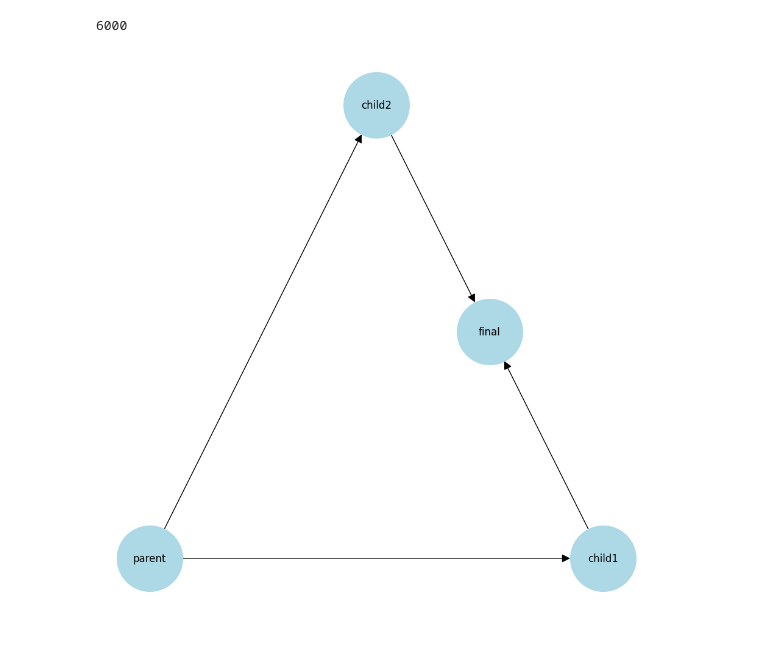
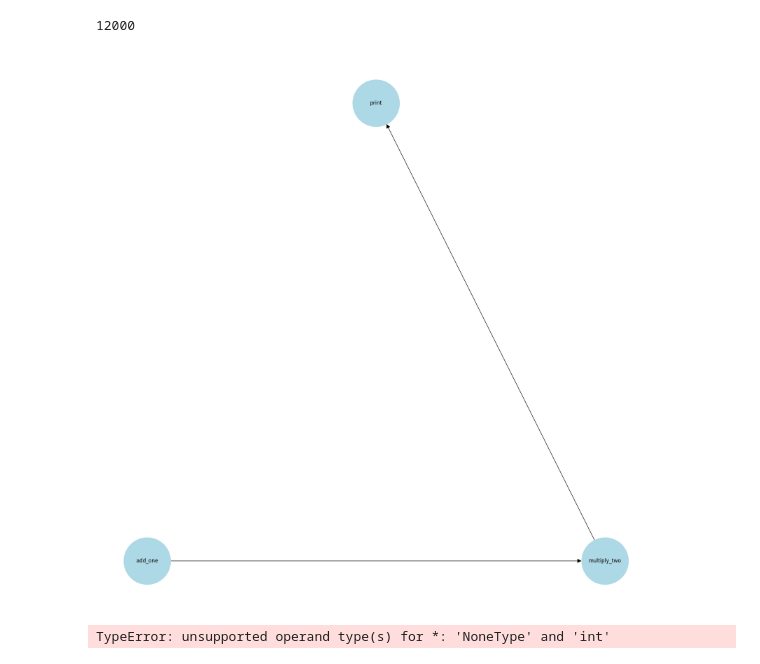
Before and after one commit to Facu4798/the_etl_library, a Jupyter notebook: testing.ipynb, the cells around one changed output. Cells and saved outputs as stored; diff of their text form; code cells hidden in the pictures.

```diff
--- a/testing.ipynb
+++ b/testing.ipynb
@@ -22,55 +0,0 @@ conn.close()
-# %%
-class Env:
-    def __init__(self):
-        self.items = []
-        import numpy as np
-        self.matrix = np.array([])
-
-    def show(self,fig_scale=1.5,node_scale=1000):
-        import networkx as nx
-        import matplotlib.pyplot as plt
-        import numpy as np
-
-        # Create DAG from adjacency matrix
-        G = nx.from_numpy_array(self.matrix, create_using=nx.DiGraph)
-
-        labels = {i: self.items[i] for i in range(len(self.items))}
-
-        node_size = max(len(node) for node in self.items) * node_scale
-        print(node_size)
-
-        plt.figure(figsize=(node_size/1000*fig_scale, node_size/1000*fig_scale))
-        # Plot with hierarchical layout
-        pos = nx.planar_layout(G)  # or nx.planar_layout(G) for DAGs
-        nx.draw(G,
-                pos,
-                labels=labels,
-                with_labels=True,
-                node_color='lightblue',
-                node_size=node_size,
-                arrows=True,
-                arrowsize=20)
-        plt.show()
-
-    def _add_item(self,parent,child):
-        pass
-
-    def run(self):
-        pass
-
-    def __str__(self):
-        return "ETL enviroment"
-
-
-env = Env()
-import numpy as np
-env.items = ["parent", "child1","child2","final"]
-env.matrix = np.array([[0,1,1,0],
-                       [0,0,0,1],
-                       [0,0,0,1],
-                       [0,0,0,0]])
-
-env.show()
-# %% [output]
-6000
-[figure, removed]
@@ -76,0 +4,25 @@ env.show()
+# %%
+e = Env()
+# %%
+# Activity list
+def a1(a):
+    return a + 1
+
+def a2(a):
+    return a * 2
+
+def a3(a):
+    print("process finished")
+
+ba1 = BaseActivity(env=e,id="add_one",function=a1,input=2,output_name="a")
+ba2 = BaseActivity(env=e,id="multiply_two",function=a2,parent=ba1,output_name="a")
+ba3 = BaseActivity(env=e,id="print",function=a3,parent=ba2,output_name="a")
+
+e.show()
+# %% [output]
+12000
+[figure, added]
+# %%
+e.run()
+# %% [output]
+TypeError: unsupported operand type(s) for *: 'NoneType' and 'int'
```
Also changed, not shown: parts of 6 cells of this notebook, 2 other files.
